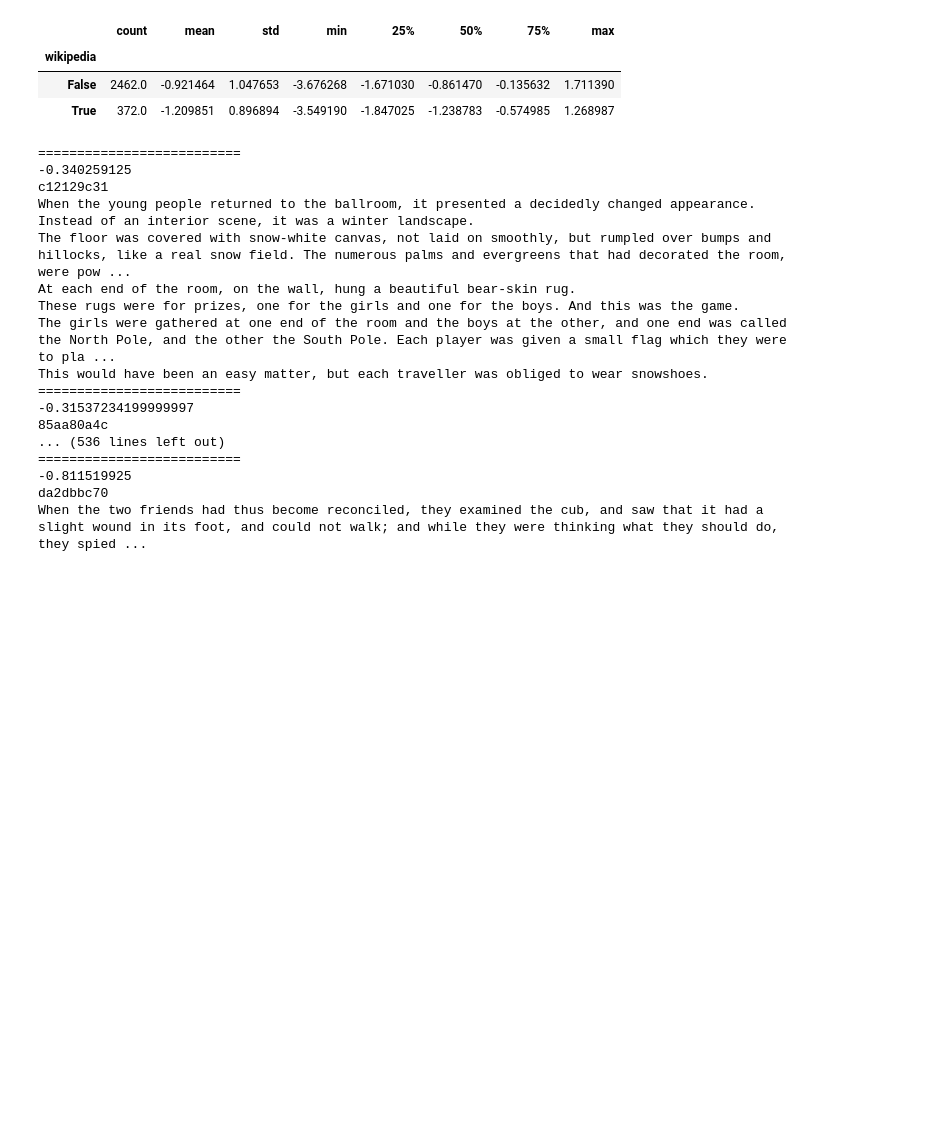
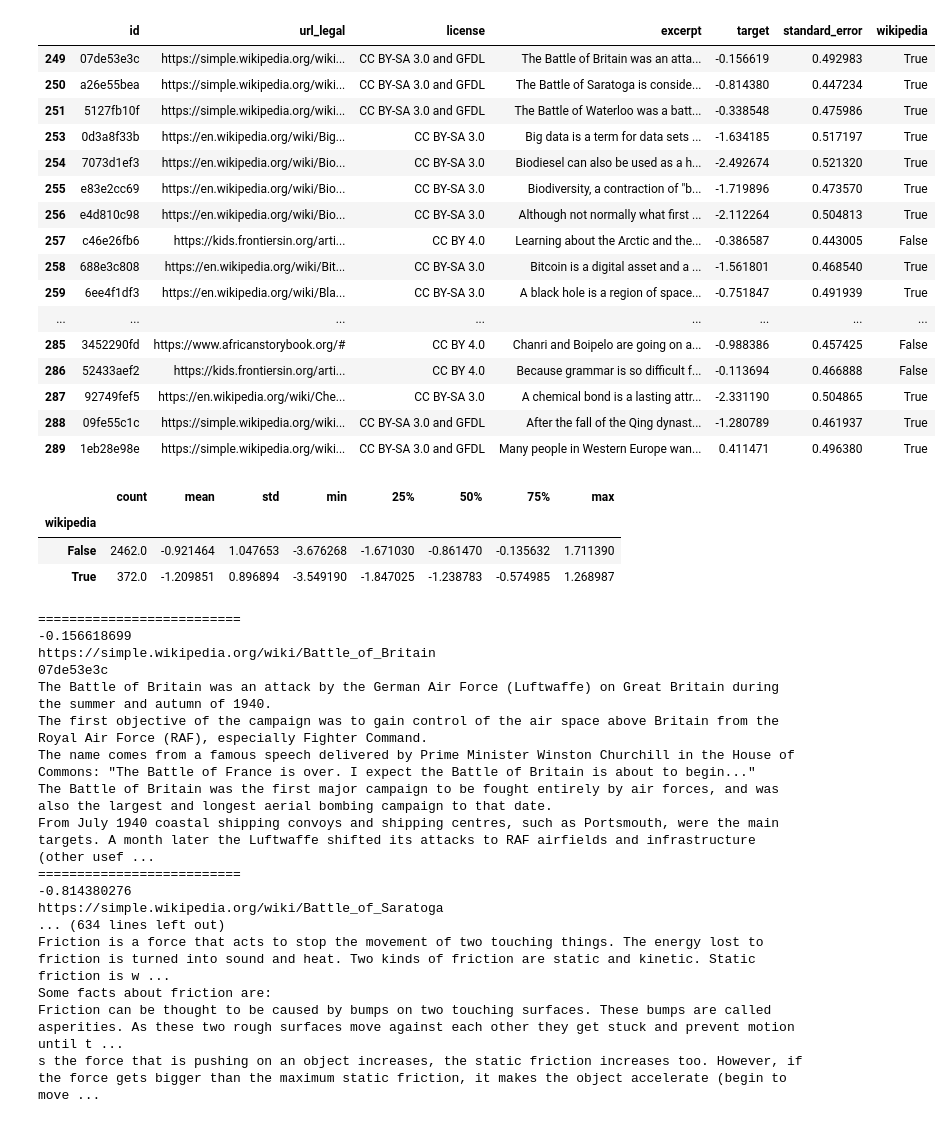
Before and after one commit to kurupical/commonlit, a Jupyter notebook: script/002_wikipedia.ipynb, the cells around one changed output. Saved outputs shown, nothing was run; the diff lists cells and outputs as text; code cells hidden in the pictures; blank space fills up the shorter version.

```diff
--- a/script/002_wikipedia.ipynb
+++ b/script/002_wikipedia.ipynb
@@ -7,6 +7,26 @@ import matplotlib.pyplot as plt
 df = pd.read_csv("../input/commonlitreadabilityprize/train.csv")
 # %%
 df["wikipedia"] = ["wikipedia" in x for x in df["url_legal"].fillna("").values]
+# %%
+df[df["url_legal"].notnull()].head(40)
+# %% [output]
+|  | id | url_legal | license | excerpt | target | standard_error | wikipedia |
+| 249 | 07de53e3c | https://simple.wikipedia.org/wiki... | CC BY-SA 3.0 and GFDL | The Battle of Britain was an atta... | -0.156619 | 0.492983 | True |
+| 250 | a26e55bea | https://simple.wikipedia.org/wiki... | CC BY-SA 3.0 and GFDL | The Battle of Saratoga is conside... | -0.814380 | 0.447234 | True |
+| 251 | 5127fb10f | https://simple.wikipedia.org/wiki... | CC BY-SA 3.0 and GFDL | The Battle of Waterloo was a batt... | -0.338548 | 0.475986 | True |
+| 253 | 0d3a8f33b | https://en.wikipedia.org/wiki/Big... | CC BY-SA 3.0 | Big data is a term for data sets ... | -1.634185 | 0.517197 | True |
+| 254 | 7073d1ef3 | https://en.wikipedia.org/wiki/Bio... | CC BY-SA 3.0 | Biodiesel can also be used as a h... | -2.492674 | 0.521320 | True |
+| 255 | e83e2cc69 | https://en.wikipedia.org/wiki/Bio... | CC BY-SA 3.0 | Biodiversity, a contraction of "b... | -1.719896 | 0.473570 | True |
+| 256 | e4d810c98 | https://en.wikipedia.org/wiki/Bio... | CC BY-SA 3.0 | Although not normally what first ... | -2.112264 | 0.504813 | True |
+| 257 | c46e26fb6 | https://kids.frontiersin.org/arti... | CC BY 4.0 | Learning about the Arctic and the... | -0.386587 | 0.443005 | False |
+| 258 | 688e3c808 | https://en.wikipedia.org/wiki/Bit... | CC BY-SA 3.0 | Bitcoin is a digital asset and a ... | -1.561801 | 0.468540 | True |
+| 259 | 6ee4f1df3 | https://en.wikipedia.org/wiki/Bla... | CC BY-SA 3.0 | A black hole is a region of space... | -0.751847 | 0.491939 | True |
+| ... | ... | ... | ... | ... | ... | ... | ... |
+| 285 | 3452290fd | https://www.africanstorybook.org/# | CC BY 4.0 | Chanri and Boipelo are going on a... | -0.988386 | 0.457425 | False |
+| 286 | 52433aef2 | https://kids.frontiersin.org/arti... | CC BY 4.0 | Because grammar is so difficult f... | -0.113694 | 0.466888 | False |
+| 287 | 92749fef5 | https://en.wikipedia.org/wiki/Che... | CC BY-SA 3.0 | A chemical bond is a lasting attr... | -2.331190 | 0.504865 | True |
+| 288 | 09fe55c1c | https://simple.wikipedia.org/wiki... | CC BY-SA 3.0 and GFDL | After the fall of the Qing dynast... | -1.280789 | 0.461937 | True |
+| 289 | 1eb28e98e | https://simple.wikipedia.org/wiki... | CC BY-SA 3.0 and GFDL | Many people in Western Europe wan... | 0.411471 | 0.496380 | True |
 # %%
 df.groupby("wikipedia")["target"].describe()
 # %% [output]
@@ -19,24 +39,25 @@ w_df = df[df["wikipedia"]]
 
 for i in range(100):
     print("==========================")
-    print(df.iloc[i]["target"])
-    print(df.iloc[i]["id"])
-    print(df.iloc[i]["excerpt"])
+    print(w_df.iloc[i]["target"])
+    print(w_df.iloc[i]["url_legal"])
+    print(w_df.iloc[i]["id"])
+    print(w_df.iloc[i]["excerpt"])
 # %% [output]
 ==========================
--0.340259125
-c12129c31
-When the young people returned to the ballroom, it presented a decidedly changed appearance. Instead of an interior scene, it was a winter landscape.
-The floor was covered with snow-white canvas, not laid on smoothly, but rumpled over bumps and hillocks, like a real snow field. The numerous palms and evergreens that had decorated the room, were pow ...
-At each end of the room, on the wall, hung a beautiful bear-skin rug.
-These rugs were for prizes, one for the girls and one for the boys. And this was the game.
-The girls were gathered at one end of the room and the boys at the other, and one end was called the North Pole, and the other the South Pole. Each player was given a small flag which they were to pla ...
-This would have been an easy matter, but each traveller was obliged to wear snowshoes.
+-0.156618699
+https://simple.wikipedia.org/wiki/Battle_of_Britain
+07de53e3c
+The Battle of Britain was an attack by the German Air Force (Luftwaffe) on Great Britain during the summer and autumn of 1940.
+The first objective of the campaign was to gain control of the air space above Britain from the Royal Air Force (RAF), especially Fighter Command.
+The name comes from a famous speech delivered by Prime Minister Winston Churchill in the House of Commons: "The Battle of France is over. I expect the Battle of Britain is about to begin..."
+The Battle of Britain was the first major campaign to be fought entirely by air forces, and was also the largest and longest aerial bombing campaign to that date.
+From July 1940 coastal shipping convoys and shipping centres, such as Portsmouth, were the main targets. A month later the Luftwaffe shifted its attacks to RAF airfields and infrastructure (other usef ...
 ==========================
--0.31537234199999997
-85aa80a4c
-... (536 lines left out)
-==========================
--0.811519925
-da2dbbc70
-When the two friends had thus become reconciled, they examined the cub, and saw that it had a slight wound in its foot, and could not walk; and while they were thinking what they should do, they spied ...
+-0.814380276
+https://simple.wikipedia.org/wiki/Battle_of_Saratoga
+... (634 lines left out)
+Friction is a force that acts to stop the movement of two touching things. The energy lost to friction is turned into sound and heat. Two kinds of friction are static and kinetic. Static friction is w ...
+Some facts about friction are:
+Friction can be thought to be caused by bumps on two touching surfaces. These bumps are called asperities. As these two rough surfaces move against each other they get stuck and prevent motion until t ...
+s the force that is pushing on an object increases, the static friction increases too. However, if the force gets bigger than the maximum static friction, it makes the object accelerate (begin to move ...
```
Also changed, not shown: 40 other files.
